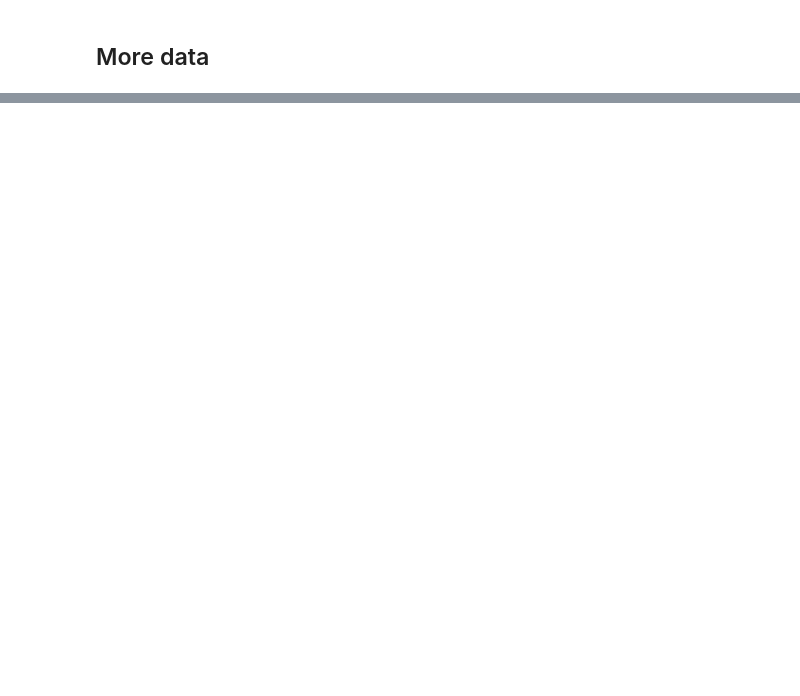
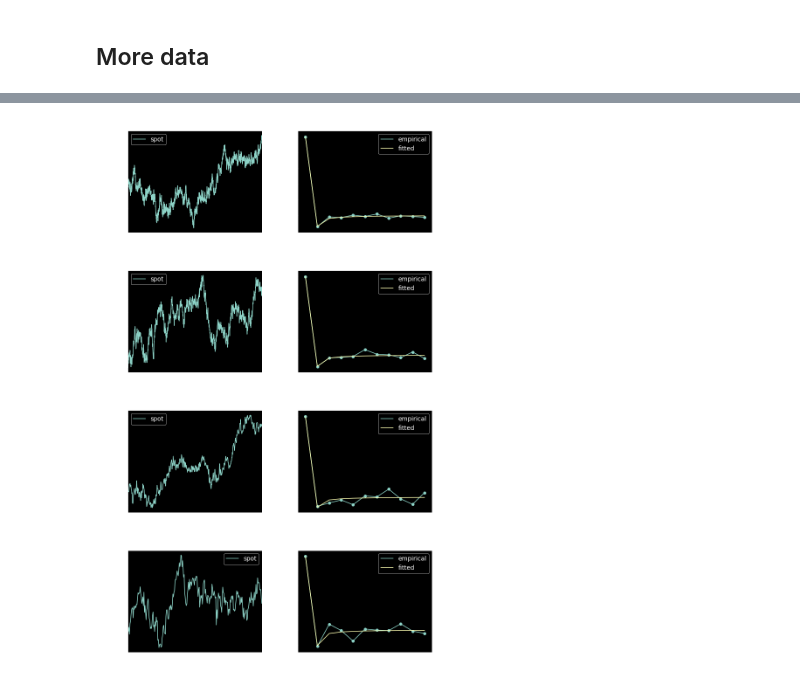
Before and after one commit to sauxpa/Quant, a Jupyter notebook: Hurst/autocorrelation_hurst_fbm.ipynb, the cells around one changed output, grey strips where cells are left out. Cells and saved outputs as stored; diff of their text form; code cells hidden in the pictures; blank space fills up the shorter version.

```diff
--- a/Hurst/autocorrelation_hurst_fbm.ipynb
+++ b/Hurst/autocorrelation_hurst_fbm.ipynb
@@ -153,0 +190,42 @@ plt.show()
+# %%
+fig, axes = plt.subplots(nrows=4, ncols=2)
+
+H = 0.4
+
+X = FBM(x0=100.0, T=T, scheme_steps=SCHEME_STEPS * 10, drift=0.0, vol=1.0, H=H)
+fitter = Hurst_fitter(n_lags=LAGS)
+
+freqs = [1, 2, 5, 10]
+
+for i, ax_row in enumerate(axes):
+    freq = freqs[i]
+    df = X.simulate().iloc[::freq]
+
+    # initialize Hurst fitter
+    fitter.df = df
+    H_fit = fitter.fit()
+
+    ax = ax_row[0]
+    df.plot(kind='line', ax=ax)
+    ax.set_xlabel('time\nH={:.2f}'.format(H))
+    ax.set_ylabel('spot')
+    ax.set_title('Sampling frequency {}'.format(freq))
+    ax.legend()
+
+    ax = ax_row[1]
+    ys = acf(fitter.df_inc, nlags=LAGS)
+    ys_fit = fitter.autocorr_frac_noise_range(H_fit)
+    ax.plot(fitter.lag_range, ys, label='empirical')
+    ax.scatter(fitter.lag_range, ys, marker='o')
+    ax.plot(fitter.lag_range, ys_fit, label='fitted')
+
+    ax.xaxis.set_major_formatter(FuncFormatter(lambda x, _: '{:.0f}'.format(x)))
+    ax.set_xlabel('lag\nH={:.2f} (empirical) vs H={:.2f} (fitted) '.format(H, H_fit))
+    ax.set_ylabel('autocorrelogram')
+    ax.yaxis.set_major_formatter(FuncFormatter(lambda x, _: '{:.0%}'.format(x)))
+    ax.legend(loc='upper right')
+
+plt.tight_layout()
+plt.show()
+# %% [output]
+[figure, added]
```
Also changed, not shown: parts of 6 cells of this notebook.
